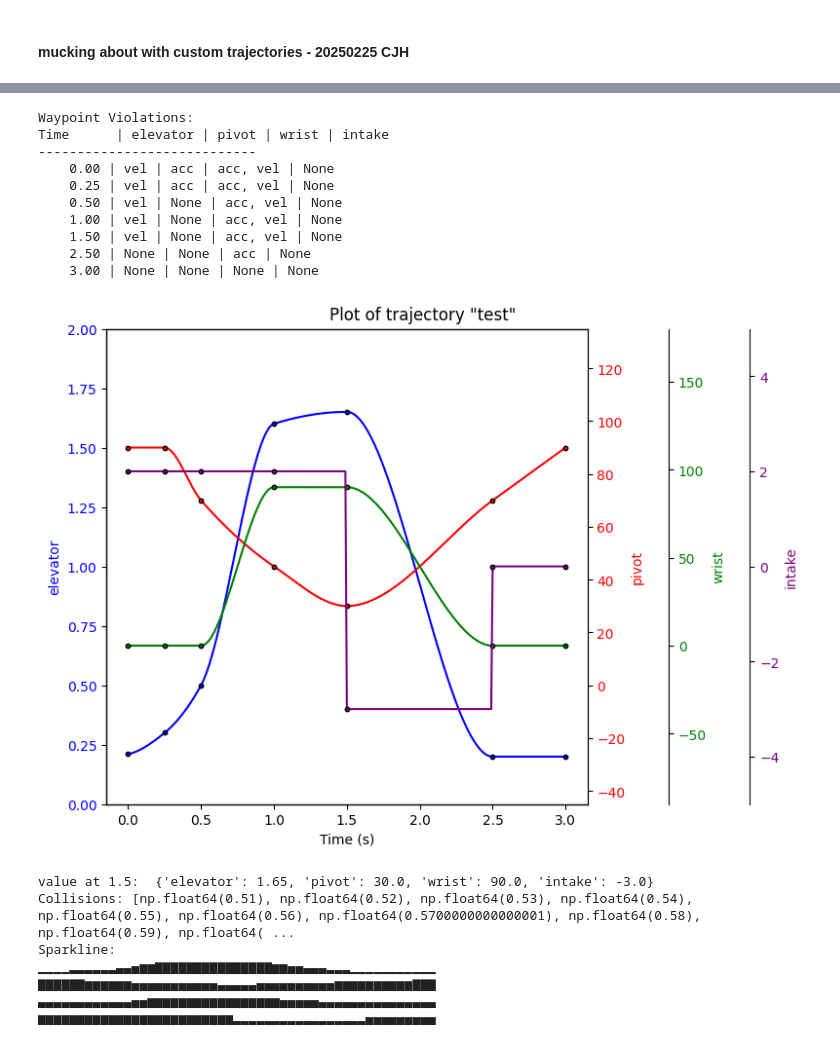
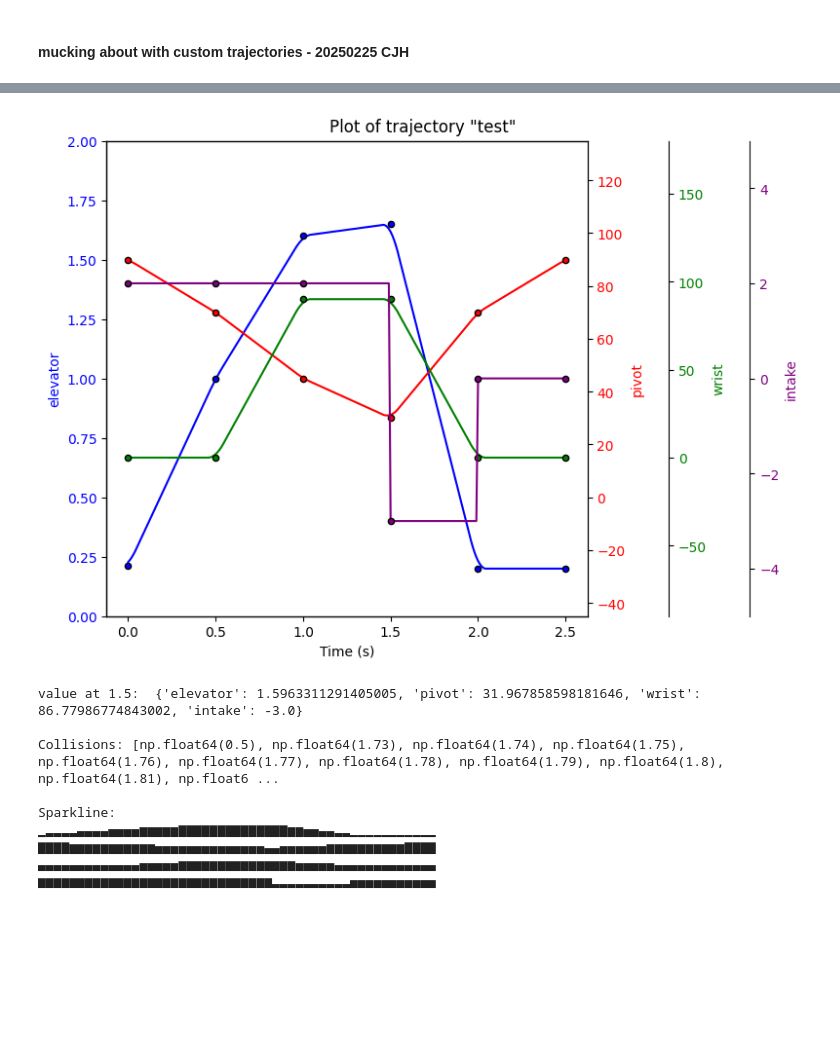
Before and after one commit to aesatchien/FRC2429_2025, a Jupyter notebook: resources/plots/trajectory_generator.ipynb, the cells around one changed output, grey strips where cells are left out. Drawn from its saved outputs; the diff is of its cells as text; code cells hidden in the pictures; blank space fills up the shorter version.

```diff
--- a/resources/plots/trajectory_generator.ipynb
+++ b/resources/plots/trajectory_generator.ipynb
@@ -203,31 +267,16 @@ class CustomTrajectory:
 # %%
 # Example Usage:
 waypoints = {
     0: {'elevator': 0.21, 'pivot': 90, 'wrist': 0, 'intake': 2},  # start
-    0.25: {'elevator': 0.3, 'pivot': 90, 'wrist': 0, 'intake': 2},  # start
-    0.5: {'elevator':0.5, 'pivot': 70, 'wrist': 0, 'intake': 2},  # get to safe wrist
+    0.5: {'elevator': 1.0, 'pivot': 70, 'wrist': 0, 'intake': 2},  # get to safe wrist
     1: {'elevator': 1.6, 'pivot': 45, 'wrist': 90, 'intake': 2},  # get to scoring wrist
     1.5: {'elevator': 1.65, 'pivot': 30, 'wrist': 90, 'intake': -3},  # move pivot while scoring
-    2.5: {'elevator': 0.2, 'pivot': 70, 'wrist': 0, 'intake': 0},  # return home with wrist safe
-    3.0: {'elevator': 0.2, 'pivot': 90, 'wrist': 0, 'intake': 0},  # come down to bottom
+    2: {'elevator': 0.2, 'pivot': 70, 'wrist': 0, 'intake': 0},  # return home with wrist safe
+    2.5: {'elevator': 0.2, 'pivot': 90, 'wrist': 0, 'intake': 0},  # come down to bottom
 }
 velocity_constraints = {'elevator':1.5, 'pivot':1000, 'wrist':90, 'intake':0 }
 acceleration_constraints = {'elevator': 20, 'pivot':1000, 'wrist':180, 'intake':0 }
-# linear, pchip, cubic
-trajectory = CustomTrajectory(waypoints, duration=3, interpolation_type="pchip",
-                              velocity_constraints=velocity_constraints, acceleration_constraints=acceleration_constraints)
-
+trajectory = CustomTrajectory(waypoints, duration=2.5, interpolation_type="linear")
 trajectory.visualize_trajectory()
-# trajectory.check_constraints()
 # %% [output]
-Waypoint Violations:
-Time      | elevator | pivot | wrist | intake
-----------------------------
-    0.00 | vel | acc | acc, vel | None
-    0.25 | vel | acc | acc, vel | None
-    0.50 | vel | None | acc, vel | None
-    1.00 | vel | None | acc, vel | None
-    1.50 | vel | None | acc, vel | None
-    2.50 | None | None | acc | None
-    3.00 | None | None | None | None
-[figure, old version]
+[figure, new version]
@@ -236,15 +283,16 @@ Time      | elevator | pivot | wrist | intake
 # %%
 print("value at 1.5: ", trajectory.get_value(1.5))
-print("Collisions:", trajectory.check_trajectory())
-
-print(r"Sparkline:")
+print("\nCollisions:", trajectory.check_trajectory())
+print("\nSparkline:")
 print(trajectory.sparkline())
 # %% [output]
-value at 1.5:  {'elevator': 1.65, 'pivot': 30.0, 'wrist': 90.0, 'intake': -3.0}
-Collisions: [np.float64(0.51), np.float64(0.52), np.float64(0.53), np.float64(0.54), np.float64(0.55), np.float64(0.56), np.float64(0.5700000000000001), np.float64(0.58), np.float64(0.59), np.float64( ...
+value at 1.5:  {'elevator': 1.5963311291405005, 'pivot': 31.967858598181646, 'wrist': 86.77986774843002, 'intake': -3.0}
+
+Collisions: [np.float64(0.5), np.float64(1.73), np.float64(1.74), np.float64(1.75), np.float64(1.76), np.float64(1.77), np.float64(1.78), np.float64(1.79), np.float64(1.8), np.float64(1.81), np.float6 ...
+
 Sparkline:
-▁▁▁▁▂▂▂▂▂▂▃▃▄▅▅▆▆▆▆▆▆▆▆▆▆▆▆▆▆▆▅▅▄▄▃▃▃▂▂▂▁▁▁▁▁▁▁▁▁▁▁
-▆▆▆▆▆▆▅▅▅▅▅▅▄▄▄▄▄▄▄▄▄▄▄▃▃▃▃▃▄▄▄▄▄▄▄▄▄▄▅▅▅▅▅▅▅▅▅▅▆▆▆
-▃▃▃▃▃▃▃▃▃▃▃▃▄▄▅▅▅▅▅▅▅▅▅▅▅▅▅▅▅▅▅▄▄▄▄▄▃▃▃▃▃▃▃▃▃▃▃▃▃▃▃
-▅▅▅▅▅▅▅▅▅▅▅▅▅▅▅▅▅▅▅▅▅▅▅▅▅▂▂▂▂▂▂▂▂▂▂▂▂▂▂▂▂▂▄▄▄▄▄▄▄▄▄
+▁▂▂▂▂▃▃▃▃▄▄▄▄▅▅▅▅▅▆▆▆▆▆▆▆▆▆▆▆▆▆▆▅▅▄▄▃▃▂▂▁▁▁▁▁▁▁▁▁▁▁
+▆▆▆▆▅▅▅▅▅▅▅▅▅▅▅▄▄▄▄▄▄▄▄▄▄▄▄▄▄▃▃▄▄▄▄▄▄▅▅▅▅▅▅▅▅▅▅▆▆▆▆
+▃▃▃▃▃▃▃▃▃▃▃▃▃▄▄▄▄▄▅▅▅▅▅▅▅▅▅▅▅▅▅▅▅▄▄▄▄▄▃▃▃▃▃▃▃▃▃▃▃▃▃
+▅▅▅▅▅▅▅▅▅▅▅▅▅▅▅▅▅▅▅▅▅▅▅▅▅▅▅▅▅▅▂▂▂▂▂▂▂▂▂▂▄▄▄▄▄▄▄▄▄▄▄
 # %%
```
Also changed, not shown: parts of 12 cells of this notebook, 4 other files.
